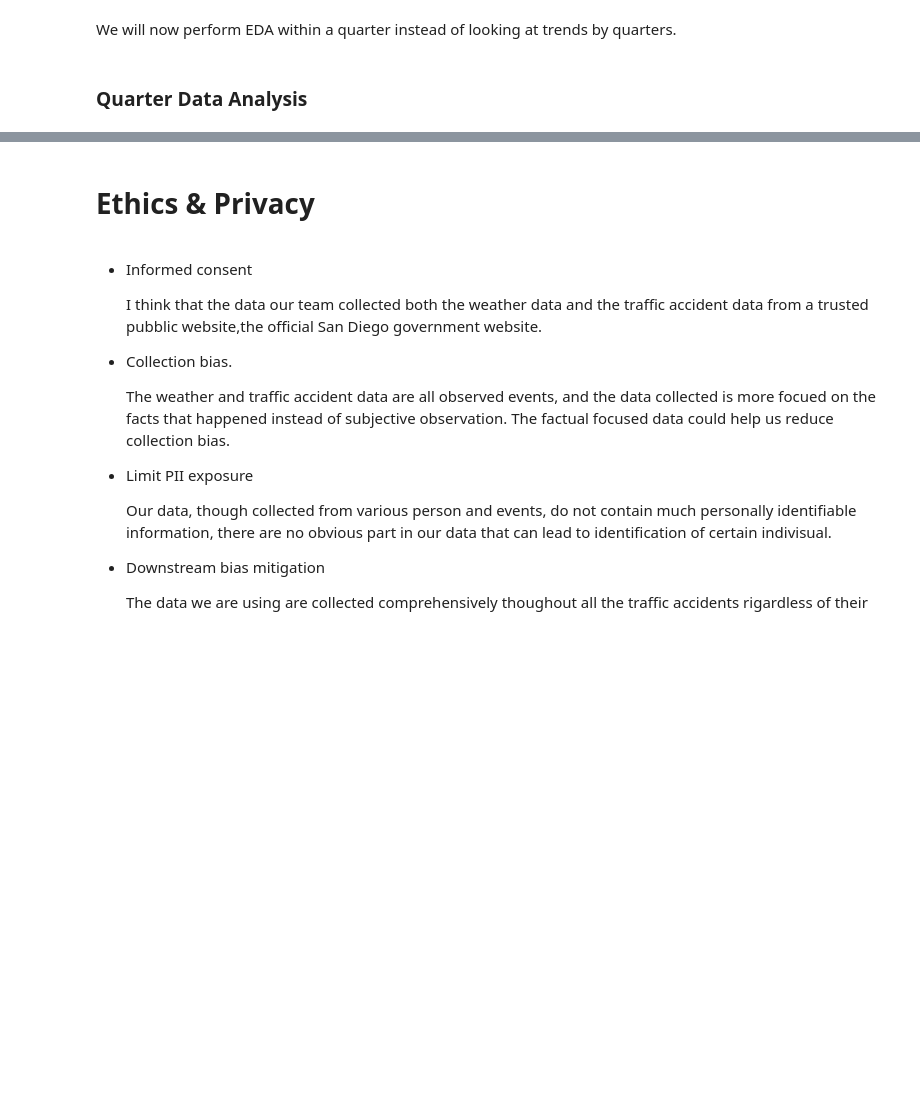
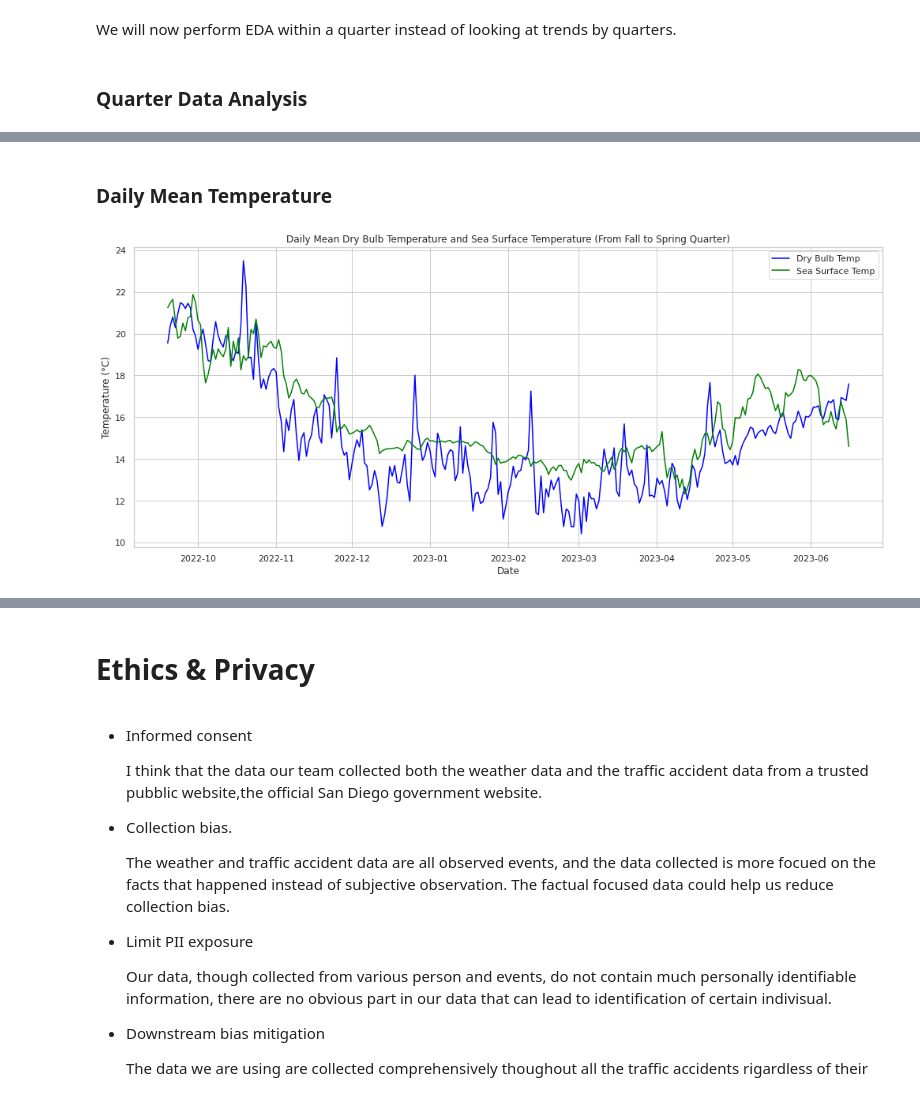
Before and after one commit to ahmadrakha1/COGS108_Repo, a Jupyter notebook: EDACheckpoint_Group088_FA23 (3).ipynb, the cells around one changed output, grey strips where cells are left out. Saved outputs shown, nothing was run; the diff lists cells and outputs as text; code cells hidden in the pictures; blank space fills up the shorter version.

```diff
--- a/EDACheckpoint_Group088_FA23 (3).ipynb
+++ b/EDACheckpoint_Group088_FA23 (3).ipynb
@@ -427,0 +464,20 @@ daily_trend_sum_fall.show()
+# %% [markdown]
+### Daily Mean Temperature
+# %%
+start_date = pd.to_datetime('2022-09-19')
+end_date = pd.to_datetime('2023-06-16')
+quarter_weather_df = weather_df[(weather_df['datetime'] >= start_date) & (weather_df['datetime'] <= end_date)]
+
+daily_mean_dry_bulb = quarter_weather_df.groupby(quarter_weather_df["datetime"].dt.date)["Dry_Bulb Temp"].mean()
+daily_mean_sea_surface = quarter_weather_df.groupby(quarter_weather_df["datetime"].dt.date)["Sea_Surface_Temp"].mean()
+
+plt.figure(figsize=(17, 7))
+plt.plot(daily_mean_dry_bulb, label='Dry Bulb Temp', color='blue')
+plt.plot(daily_mean_sea_surface, label='Sea Surface Temp', color='green')
+plt.title('Daily Mean Dry Bulb Temperature and Sea Surface Temperature (From Fall to Spring Quarter)')
+plt.xlabel('Date')
+plt.ylabel('Temperature (°C)')
+plt.legend()
+plt.show()
+# %% [output]
+[figure, added]
```
Also changed, not shown: parts of 19 cells of this notebook.
